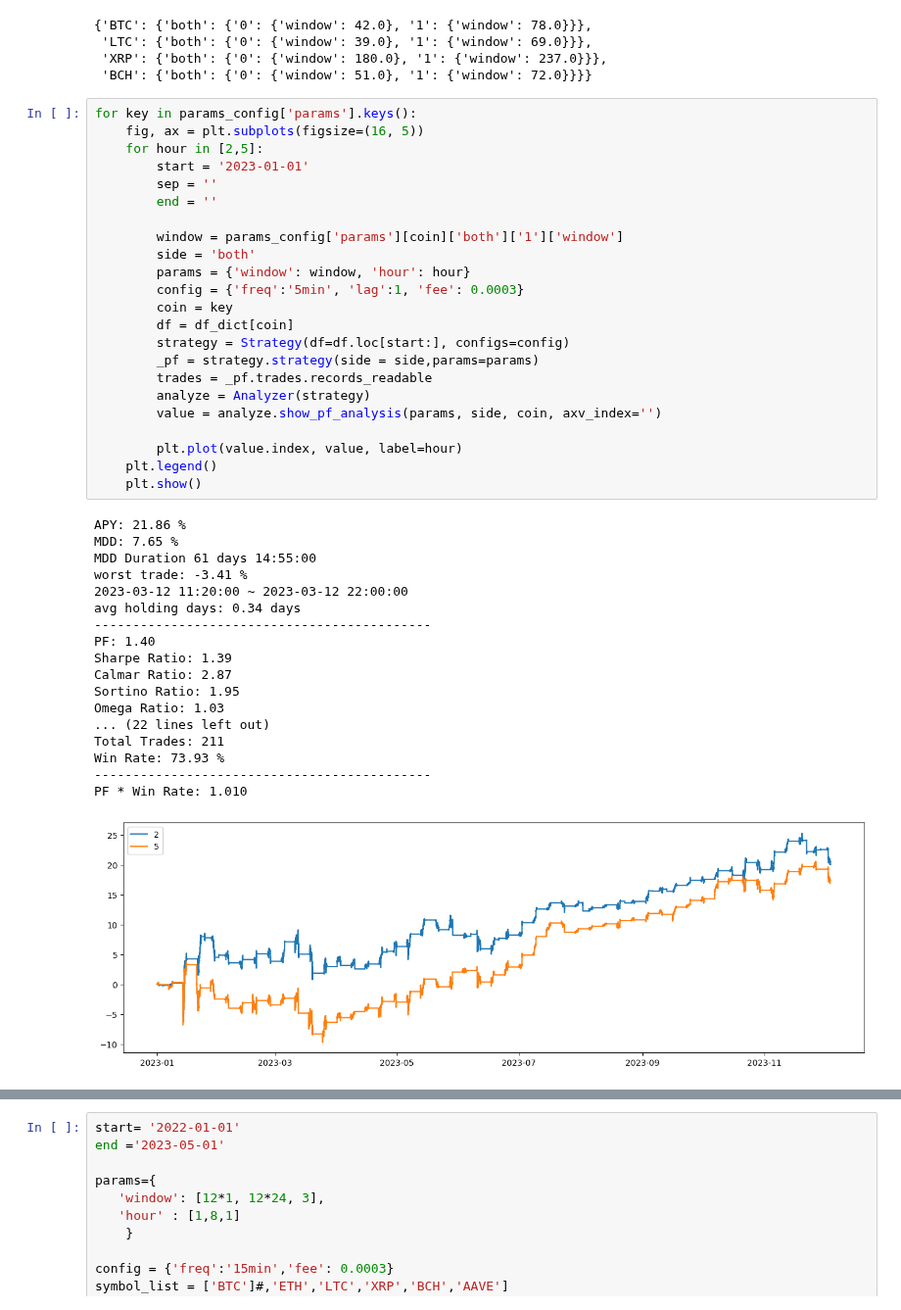
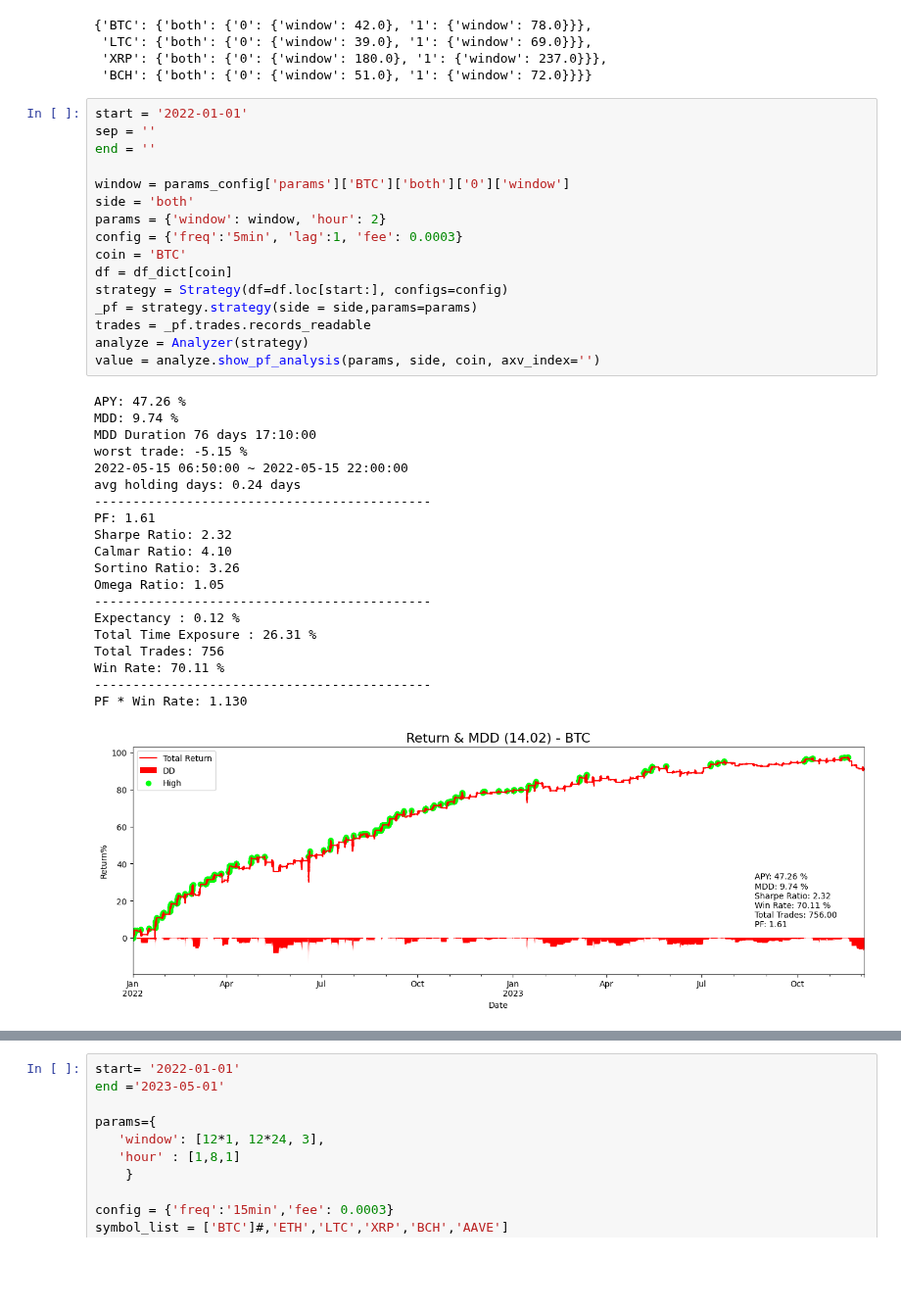
Before and after one commit to JohnsonHsiao/DC_capital_intern, a Jupyter notebook: strategy_research/CTA_TEST/Crypto/weekend/bt_lab.ipynb, the cells around one changed output, grey strips where cells are left out. Shown at 98% size. Cells and saved outputs as stored; diff of their text form; blank space fills up the shorter version.

```diff
--- a/strategy_research/CTA_TEST/Crypto/weekend/bt_lab.ipynb
+++ b/strategy_research/CTA_TEST/Crypto/weekend/bt_lab.ipynb
@@ -95,44 +95,39 @@ params_config['params']
  'XRP': {'both': {'0': {'window': 180.0}, '1': {'window': 237.0}}},
  'BCH': {'both': {'0': {'window': 51.0}, '1': {'window': 72.0}}}}
 # %%
-for key in params_config['params'].keys():
-    fig, ax = plt.subplots(figsize=(16, 5))
-    for hour in [2,5]:
-        start = '2023-01-01'
-        sep = ''
-        end = ''
+start = '2022-01-01'
+sep = ''
+end = ''
 
-        window = params_config['params'][coin]['both']['1']['window']
-        side = 'both'
-        params = {'window': window, 'hour': hour}
-        config = {'freq':'5min', 'lag':1, 'fee': 0.0003}
-        coin = key
-        df = df_dict[coin]
-        strategy = Strategy(df=df.loc[start:], configs=config)
-        _pf = strategy.strategy(side = side,params=params)
-        trades = _pf.trades.records_readable
-        analyze = Analyzer(strategy)
-        value = analyze.show_pf_analysis(params, side, coin, axv_index='')
-
-        plt.plot(value.index, value, label=hour)
-    plt.legend()
-    plt.show()
+window = params_config['params']['BTC']['both']['0']['window']
+side = 'both'
+params = {'window': window, 'hour': 2}
+config = {'freq':'5min', 'lag':1, 'fee': 0.0003}
+coin = 'BTC'
+df = df_dict[coin]
+strategy = Strategy(df=df.loc[start:], configs=config)
+_pf = strategy.strategy(side = side,params=params)
+trades = _pf.trades.records_readable
+analyze = Analyzer(strategy)
+value = analyze.show_pf_analysis(params, side, coin, axv_index='')
 # %% [output]
-APY: 21.86 %
-MDD: 7.65 %
-MDD Duration 61 days 14:55:00
-worst trade: -3.41 %
-2023-03-12 11:20:00 ~ 2023-03-12 22:00:00
-avg holding days: 0.34 days
+APY: 47.26 %
+MDD: 9.74 %
+MDD Duration 76 days 17:10:00
+worst trade: -5.15 %
+2022-05-15 06:50:00 ~ 2022-05-15 22:00:00
+avg holding days: 0.24 days
 --------------------------------------------
-PF: 1.40
-Sharpe Ratio: 1.39
-Calmar Ratio: 2.87
-Sortino Ratio: 1.95
-Omega Ratio: 1.03
-... (22 lines left out)
-Total Trades: 211
-Win Rate: 73.93 %
+PF: 1.61
+Sharpe Ratio: 2.32
+Calmar Ratio: 4.10
+Sortino Ratio: 3.26
+Omega Ratio: 1.05
 --------------------------------------------
-PF * Win Rate: 1.010
+Expectancy : 0.12 %
+Total Time Exposure : 26.31 %
+Total Trades: 756
+Win Rate: 70.11 %
+--------------------------------------------
+PF * Win Rate: 1.130
-[figure, old version]
+[figure, new version]
```
Also changed, not shown: parts of 1 cell of this notebook, 5 other files.
